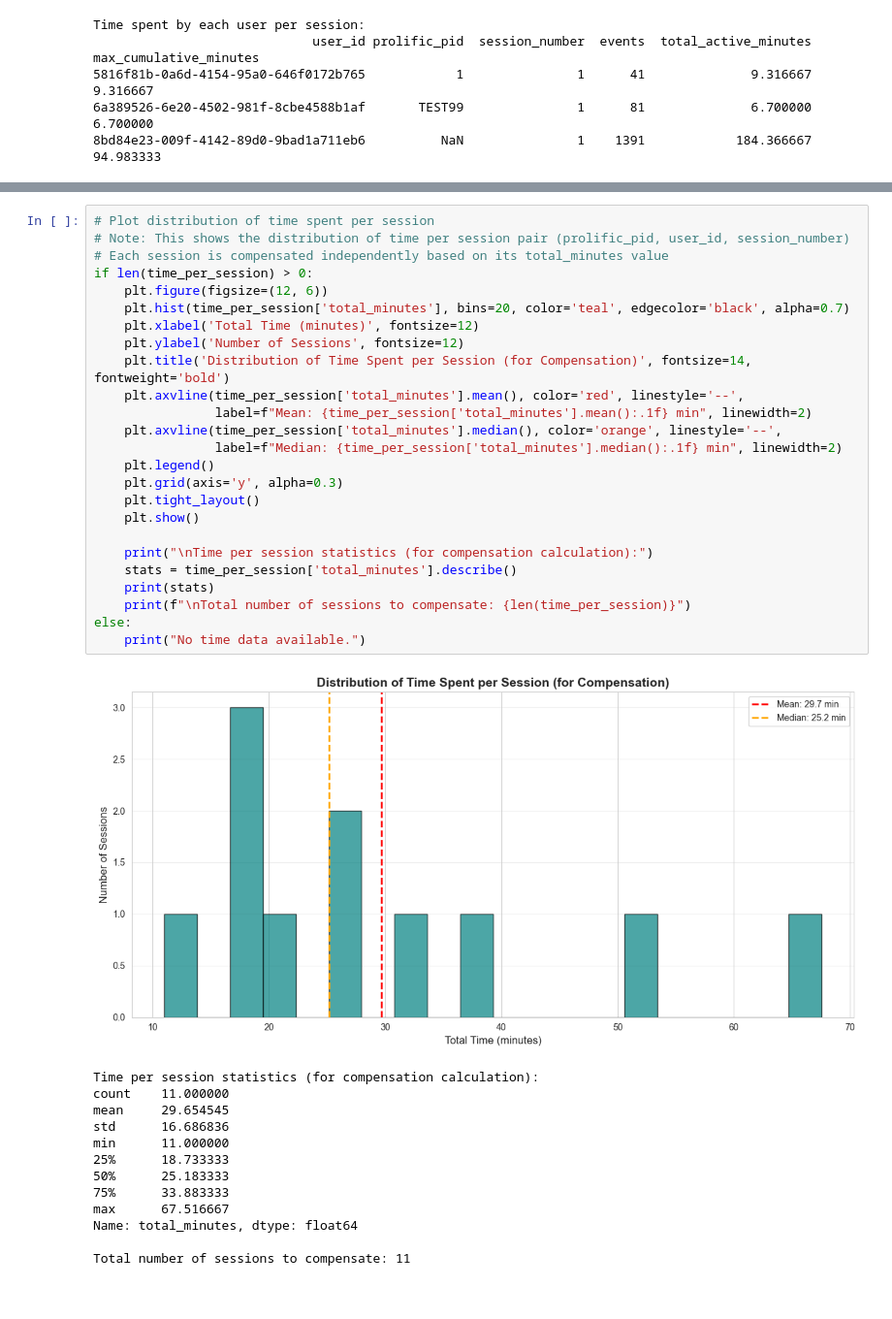
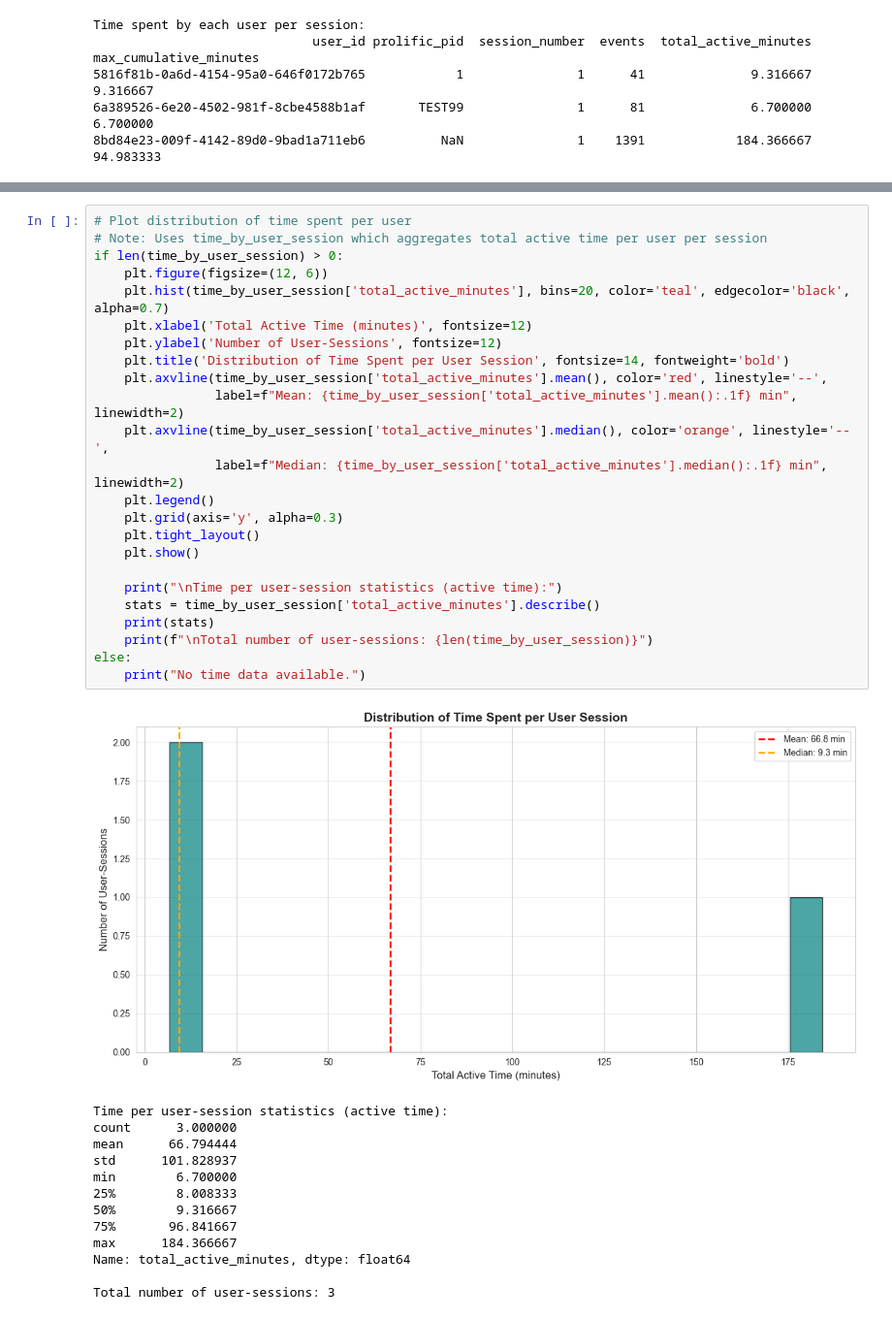
Before and after one commit to jjdrisco/DSL-kidsgpt-open-webui, a Jupyter notebook: data-exports/20260219_230005/analysis_20260219_230005.ipynb, the cells around one changed output, grey strips where cells are left out. Shown at 97% size. Saved outputs shown, nothing was run; the diff lists cells and outputs as text.

```diff
--- a/data-exports/20260219_230005/analysis_20260219_230005.ipynb
+++ b/data-exports/20260219_230005/analysis_20260219_230005.ipynb
@@ -708,39 +268,38 @@ Time per session (for compensation):
 # %%
-# Plot distribution of time spent per session
-# Note: This shows the distribution of time per session pair (prolific_pid, user_id, session_number)
-# Each session is compensated independently based on its total_minutes value
-if len(time_per_session) > 0:
+# Plot distribution of time spent per user
+# Note: Uses time_by_user_session which aggregates total active time per user per session
+if len(time_by_user_session) > 0:
     plt.figure(figsize=(12, 6))
-    plt.hist(time_per_session['total_minutes'], bins=20, color='teal', edgecolor='black', alpha=0.7)
-    plt.xlabel('Total Time (minutes)', fontsize=12)
-    plt.ylabel('Number of Sessions', fontsize=12)
-    plt.title('Distribution of Time Spent per Session (for Compensation)', fontsize=14, fontweight='bold')
-    plt.axvline(time_per_session['total_minutes'].mean(), color='red', linestyle='--',
-                label=f"Mean: {time_per_session['total_minutes'].mean():.1f} min", linewidth=2)
-    plt.axvline(time_per_session['total_minutes'].median(), color='orange', linestyle='--',
-                label=f"Median: {time_per_session['total_minutes'].median():.1f} min", linewidth=2)
+    plt.hist(time_by_user_session['total_active_minutes'], bins=20, color='teal', edgecolor='black', alpha=0.7)
+    plt.xlabel('Total Active Time (minutes)', fontsize=12)
+    plt.ylabel('Number of User-Sessions', fontsize=12)
+    plt.title('Distribution of Time Spent per User Session', fontsize=14, fontweight='bold')
+    plt.axvline(time_by_user_session['total_active_minutes'].mean(), color='red', linestyle='--',
+                label=f"Mean: {time_by_user_session['total_active_minutes'].mean():.1f} min", linewidth=2)
+    plt.axvline(time_by_user_session['total_active_minutes'].median(), color='orange', linestyle='--',
+                label=f"Median: {time_by_user_session['total_active_minutes'].median():.1f} min", linewidth=2)
     plt.legend()
     plt.grid(axis='y', alpha=0.3)
     plt.tight_layout()
     plt.show()
 
-    print("\nTime per session statistics (for compensation calculation):")
-    stats = time_per_session['total_minutes'].describe()
+    print("\nTime per user-session statistics (active time):")
+    stats = time_by_user_session['total_active_minutes'].describe()
     print(stats)
-    print(f"\nTotal number of sessions to compensate: {len(time_per_session)}")
+    print(f"\nTotal number of user-sessions: {len(time_by_user_session)}")
 else:
     print("No time data available.")
 # %% [output]
-[figure, old version]
+[figure, new version]
-Time per session statistics (for compensation calculation):
-count    11.000000
-mean     29.654545
-std      16.686836
-min      11.000000
-25%      18.733333
-50%      25.183333
-75%      33.883333
-max      67.516667
-Name: total_minutes, dtype: float64
+Time per user-session statistics (active time):
+count      3.000000
+mean      66.794444
+std      101.828937
+min        6.700000
+25%        8.008333
+50%        9.316667
+75%       96.841667
+max      184.366667
+Name: total_active_minutes, dtype: float64
 
-Total number of sessions to compensate: 11
+Total number of user-sessions: 3
```
Also changed, not shown: parts of 40 cells of this notebook, 6 other files.
